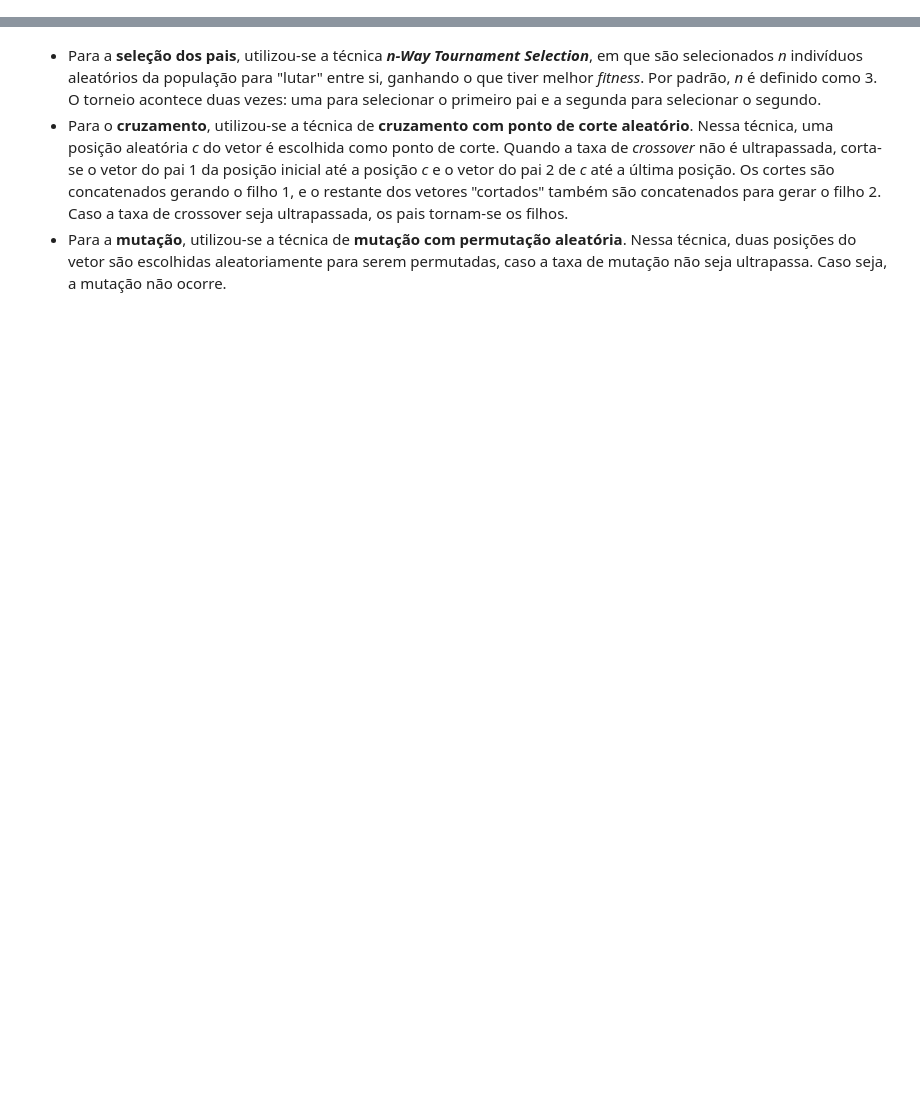
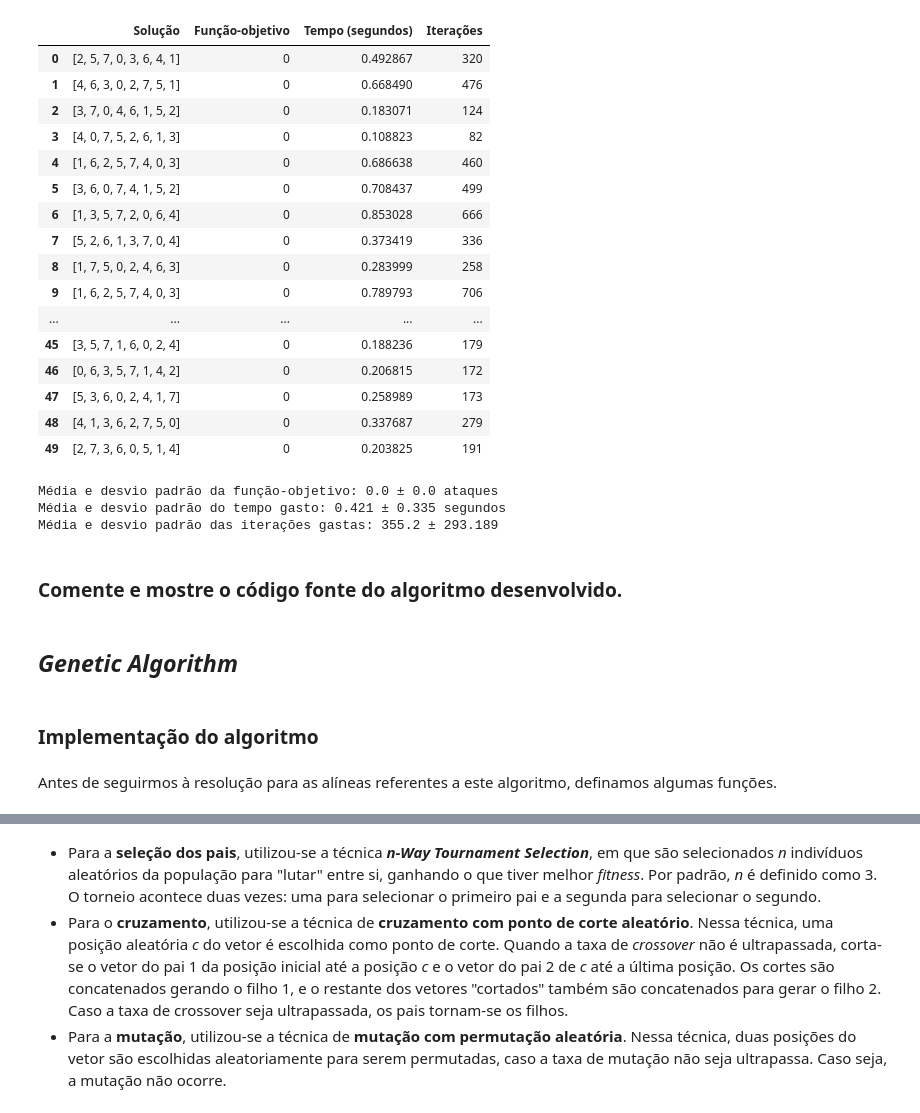
Before and after one commit to ygarasab/oito-rainhas, a Jupyter notebook: Trabalho 01 - Algoritmos de Busca.ipynb, the cells around one changed output, grey strips where cells are left out. Cells and saved outputs as stored; diff of their text form; code cells hidden in the pictures; blank space fills up the shorter version.

```diff
--- a/Trabalho 01 - Algoritmos de Busca.ipynb
+++ b/Trabalho 01 - Algoritmos de Busca.ipynb
@@ -52,0 +188,4 @@ A função objetivo utilizada é a mesma do algoritmo anterior, uma vez que essa
+# %%
+def verifica_tipo_operador(operador, valor, tipo):
+    if not isinstance(valor, tipo):
+        raise TypeError(f"O operador '{operador}' precisa ser do tipo {tipo}.")
@@ -52,0 +596,36 @@ A função objetivo utilizada é a mesma do algoritmo anterior, uma vez que essa
+# %%
+tabelaSA
+# %% [output]
+|  | Solução | Função-objetivo | Tempo (segundos) | Iterações |
+| 0 | [2, 5, 7, 0, 3, 6, 4, 1] | 0 | 0.492867 | 320 |
+| 1 | [4, 6, 3, 0, 2, 7, 5, 1] | 0 | 0.668490 | 476 |
+| 2 | [3, 7, 0, 4, 6, 1, 5, 2] | 0 | 0.183071 | 124 |
+| 3 | [4, 0, 7, 5, 2, 6, 1, 3] | 0 | 0.108823 | 82 |
+| 4 | [1, 6, 2, 5, 7, 4, 0, 3] | 0 | 0.686638 | 460 |
+| 5 | [3, 6, 0, 7, 4, 1, 5, 2] | 0 | 0.708437 | 499 |
+| 6 | [1, 3, 5, 7, 2, 0, 6, 4] | 0 | 0.853028 | 666 |
+| 7 | [5, 2, 6, 1, 3, 7, 0, 4] | 0 | 0.373419 | 336 |
+| 8 | [1, 7, 5, 0, 2, 4, 6, 3] | 0 | 0.283999 | 258 |
+| 9 | [1, 6, 2, 5, 7, 4, 0, 3] | 0 | 0.789793 | 706 |
+| ... | ... | ... | ... | ... |
+| 45 | [3, 5, 7, 1, 6, 0, 2, 4] | 0 | 0.188236 | 179 |
+| 46 | [0, 6, 3, 5, 7, 1, 4, 2] | 0 | 0.206815 | 172 |
+| 47 | [5, 3, 6, 0, 2, 4, 1, 7] | 0 | 0.258989 | 173 |
+| 48 | [4, 1, 3, 6, 2, 7, 5, 0] | 0 | 0.337687 | 279 |
+| 49 | [2, 7, 3, 6, 0, 5, 1, 4] | 0 | 0.203825 | 191 |
+# %%
+print(f"Média e desvio padrão da função-objetivo: {tabelaSA['Função-objetivo'].mean()} ± {tabelaSA['Função-objetivo'].std()} ataques\n"
+      f"Média e desvio padrão do tempo gasto: {np.round(tabelaSA['Tempo (segundos)'].mean(), 3)} ± {np.round(tabelaSA['Tempo (segundos)'].std(), 3)} segundos\n"
+      f"Média e desvio padrão das iterações gastas: {np.round(tabelaSA['Iterações'].mean(), 3)} ± {np.round(tabelaSA['Iterações'].std(), 3)}")
+# %% [output]
+Média e desvio padrão da função-objetivo: 0.0 ± 0.0 ataques
+Média e desvio padrão do tempo gasto: 0.421 ± 0.335 segundos
+Média e desvio padrão das iterações gastas: 355.2 ± 293.189
+# %% [markdown]
+### Comente e mostre o código fonte do algoritmo desenvolvido.
+# %% [markdown]
+## _Genetic Algorithm_
+# %% [markdown]
+### Implementação do algoritmo
+# %% [markdown]
+Antes de seguirmos à resolução para as alíneas referentes a este algoritmo, definamos algumas funções.
```
Also changed, not shown: parts of 95 cells of this notebook, 12 other files.
